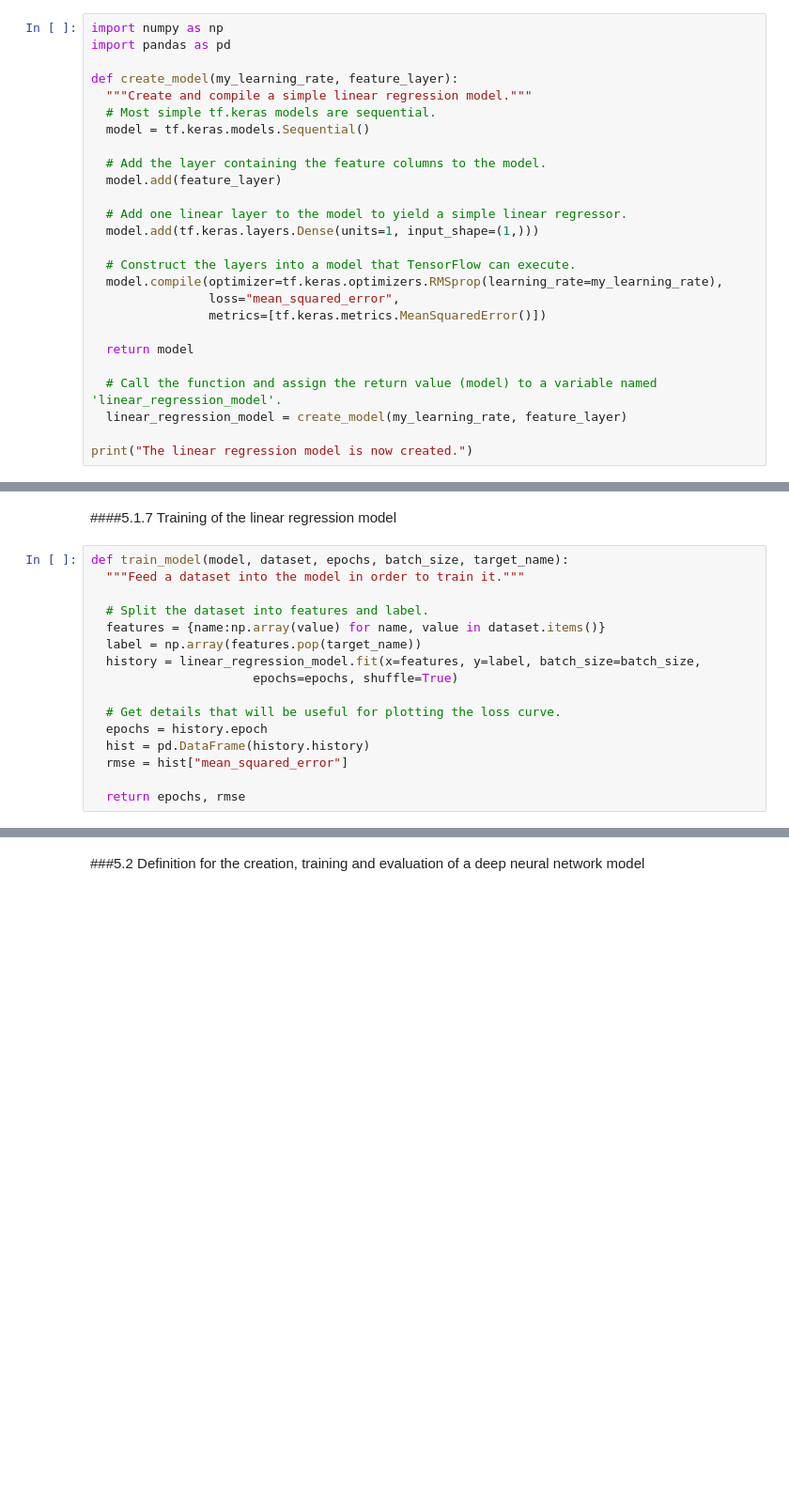
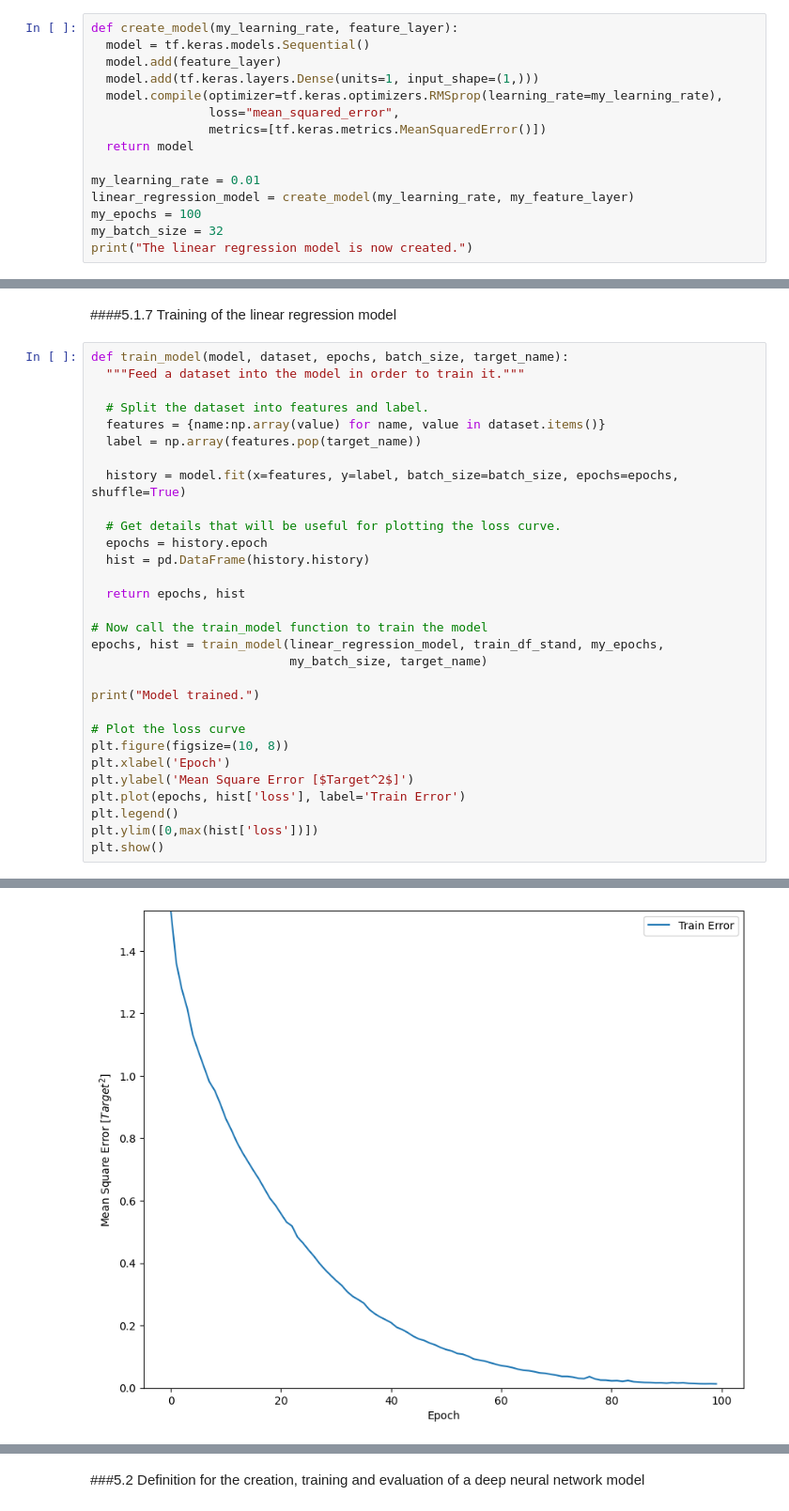
Before and after one commit to SteAnLe/Projektarbeit_ADS, a Jupyter notebook: Projektarbeit_ADS_Gruppe1.ipynb, the cells around one changed output, grey strips where cells are left out. Shown at 94% size. Drawn from its saved outputs; the diff is of its cells as text; blank space fills up the shorter version.

```diff
--- a/Projektarbeit_ADS_Gruppe1.ipynb
+++ b/Projektarbeit_ADS_Gruppe1.ipynb
@@ -1095,30 +1030,19 @@ Columns with NaN that prevent training the model dropped.
 # %% [markdown]
 ####5.1.6 Creation of the linear regression model
 # %%
-import numpy as np
-import pandas as pd
-
 def create_model(my_learning_rate, feature_layer):
-  """Create and compile a simple linear regression model."""
-  # Most simple tf.keras models are sequential.
   model = tf.keras.models.Sequential()
-
-  # Add the layer containing the feature columns to the model.
   model.add(feature_layer)
-
-  # Add one linear layer to the model to yield a simple linear regressor.
   model.add(tf.keras.layers.Dense(units=1, input_shape=(1,)))
-
-  # Construct the layers into a model that TensorFlow can execute.
   model.compile(optimizer=tf.keras.optimizers.RMSprop(learning_rate=my_learning_rate),
                 loss="mean_squared_error",
                 metrics=[tf.keras.metrics.MeanSquaredError()])
-
   return model
 
-  # Call the function and assign the return value (model) to a variable named 'linear_regression_model'.
-  linear_regression_model = create_model(my_learning_rate, feature_layer)
-
+my_learning_rate = 0.01
+linear_regression_model = create_model(my_learning_rate, my_feature_layer)
+my_epochs = 100
+my_batch_size = 32
 print("The linear regression model is now created.")
 # %% [output]
 The linear regression model is now created.
@@ -1131,12 +1055,27 @@ def train_model(model, dataset, epochs, batch_size, target_name):
   # Split the dataset into features and label.
   features = {name:np.array(value) for name, value in dataset.items()}
   label = np.array(features.pop(target_name))
-  history = linear_regression_model.fit(x=features, y=label, batch_size=batch_size,
-                      epochs=epochs, shuffle=True)
+
+  history = model.fit(x=features, y=label, batch_size=batch_size, epochs=epochs, shuffle=True)
 
   # Get details that will be useful for plotting the loss curve.
   epochs = history.epoch
   hist = pd.DataFrame(history.history)
-  rmse = hist["mean_squared_error"]
 
-  return epochs, rmse
+  return epochs, hist
+
+# Now call the train_model function to train the model
+epochs, hist = train_model(linear_regression_model, train_df_stand, my_epochs,
+                           my_batch_size, target_name)
+
+print("Model trained.")
+
+# Plot the loss curve
+plt.figure(figsize=(10, 8))
+plt.xlabel('Epoch')
+plt.ylabel('Mean Square Error [$Target^2$]')
+plt.plot(epochs, hist['loss'], label='Train Error')
+plt.legend()
+plt.ylim([0,max(hist['loss'])])
+plt.show()
+# %% [output]
@@ -1142,0 +1102 @@ def train_model(model, dataset, epochs, batch_size, target_name):
+[figure, added]
```
Also changed, not shown: parts of 45 cells of this notebook.
